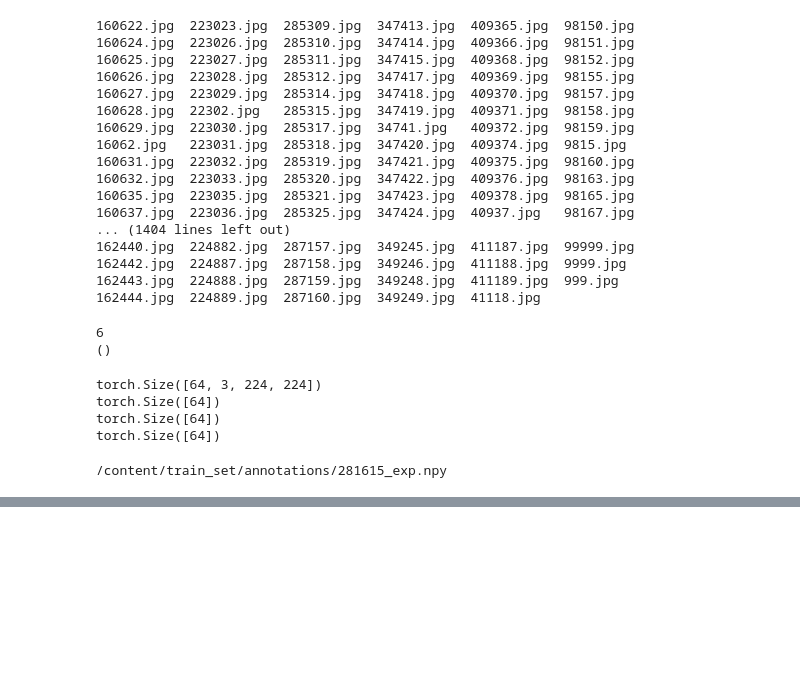
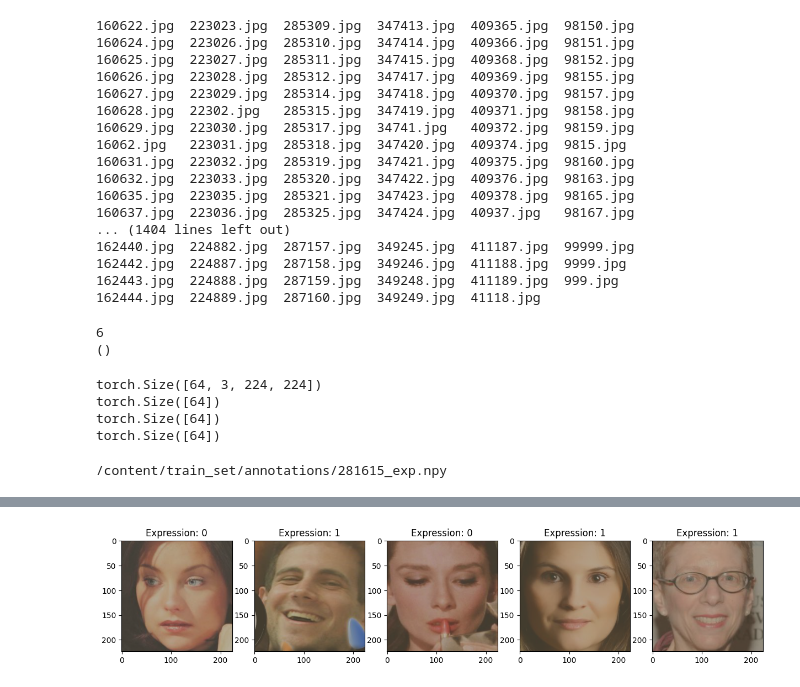
Before and after one commit to WaheedMomna/Assignment2, a Jupyter notebook: Welcome_To_Colaboratory.ipynb, the cells around one changed output, grey strips where cells are left out. Cells and saved outputs as stored; diff of their text form; code cells hidden in the pictures; blank space fills up the shorter version.

```diff
--- a/Welcome_To_Colaboratory.ipynb
+++ b/Welcome_To_Colaboratory.ipynb
@@ -257,0 +258,26 @@ for i, label in enumerate(labels):
+# %%
+import matplotlib.pyplot as plt
+import numpy as np
+
+# Get the first 5 images and their labels
+images, expression_labels, arousal_labels, valence_labels = next(iter(train_loader))
+images = images[:5]
+expression_labels = expression_labels[:5]
+
+# Denormalize the images (undo the normalization done in the transform)
+denormalized_images = images * torch.tensor([0.229, 0.224, 0.225]).view(1, 3, 1, 1) + torch.tensor([0.485, 0.456, 0.406]).view(1, 3, 1, 1)
+
+# Convert expression labels from tensors to numpy arrays
+expression_labels = expression_labels.numpy()
+
+# Plot the images and their labels
+fig, ax = plt.subplots(nrows=1, ncols=5, figsize=(15, 5))
+for i in range(5):
+    # Transpose the image tensor to (height, width, channels) format for plotting
+    img = denormalized_images[i].permute(1, 2, 0).numpy()
+    ax[i].imshow(img)
+    ax[i].set_title(f"Expression: {expression_labels[i]}")
+plt.show()
+#expressions_dict = {'Neutral': 0, 'Happy': 1, 'Sad': 2, 'Surprise': 3, 'Fear': 4, 'Disgust': 5, 'Anger': 6, 'Contempt': 7}
+# %% [output]
+[figure, added]
```
Also changed, not shown: parts of 1 cell of this notebook.
